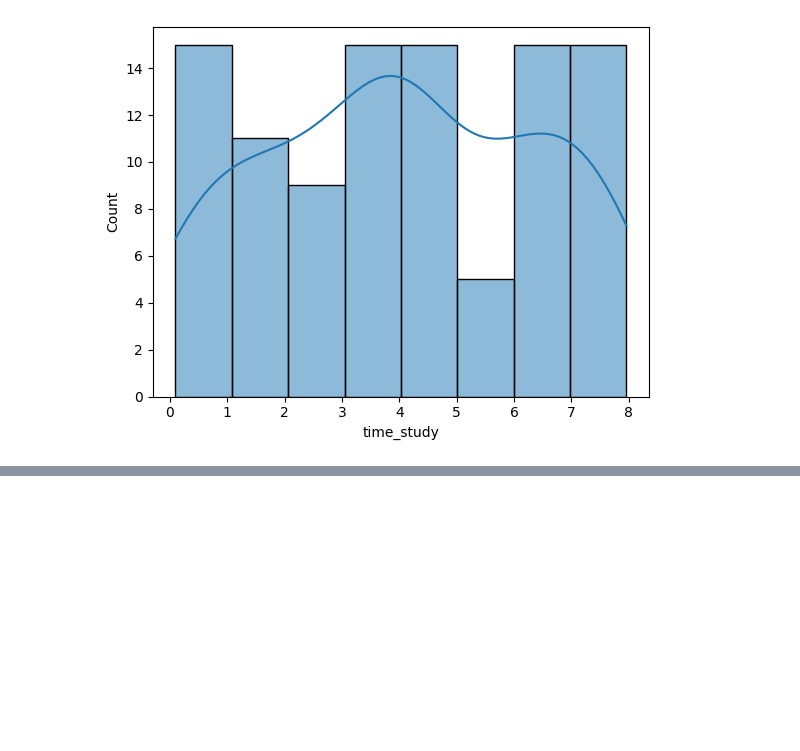
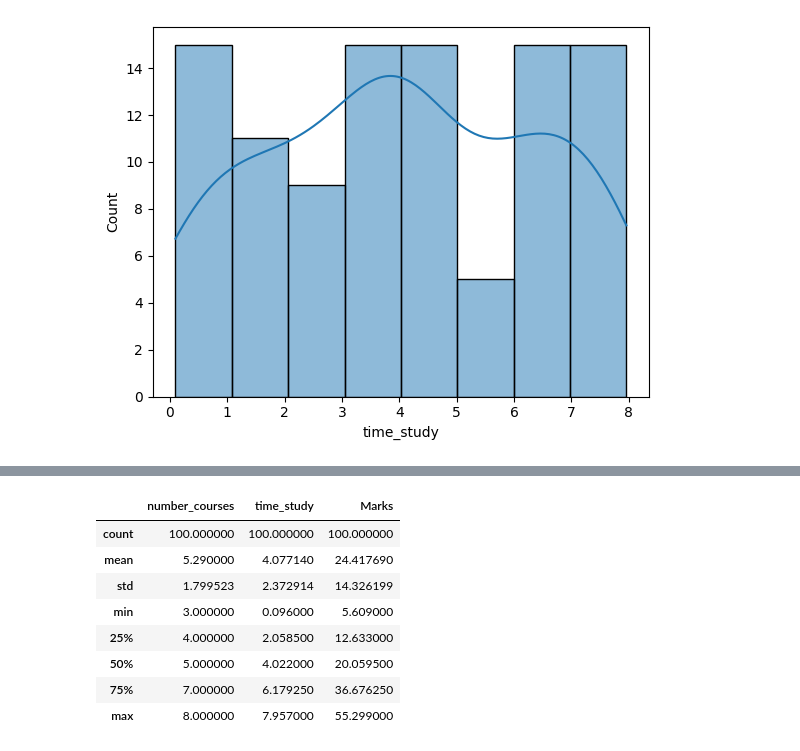
Before and after one commit to prnvpwr2612/DMA-Codes, a Jupyter notebook: Experiment02.ipynb, the cells around one changed output, grey strips where cells are left out. Saved outputs shown, nothing was run; the diff lists cells and outputs as text; code cells hidden in the pictures; blank space fills up the shorter version.

```diff
--- a/Experiment02.ipynb
+++ b/Experiment02.ipynb
@@ -106,0 +126,12 @@ plt.show()
+# %%
+marks.describe()
+# %% [output]
+|  | number_courses | time_study | Marks |
+| count | 100.000000 | 100.000000 | 100.000000 |
+| mean | 5.290000 | 4.077140 | 24.417690 |
+| std | 1.799523 | 2.372914 | 14.326199 |
+| min | 3.000000 | 0.096000 | 5.609000 |
+| 25% | 4.000000 | 2.058500 | 12.633000 |
+| 50% | 5.000000 | 4.022000 | 20.059500 |
+| 75% | 7.000000 | 6.179250 | 36.676250 |
+| max | 8.000000 | 7.957000 | 55.299000 |
```
Also changed, not shown: parts of 4 cells of this notebook.
